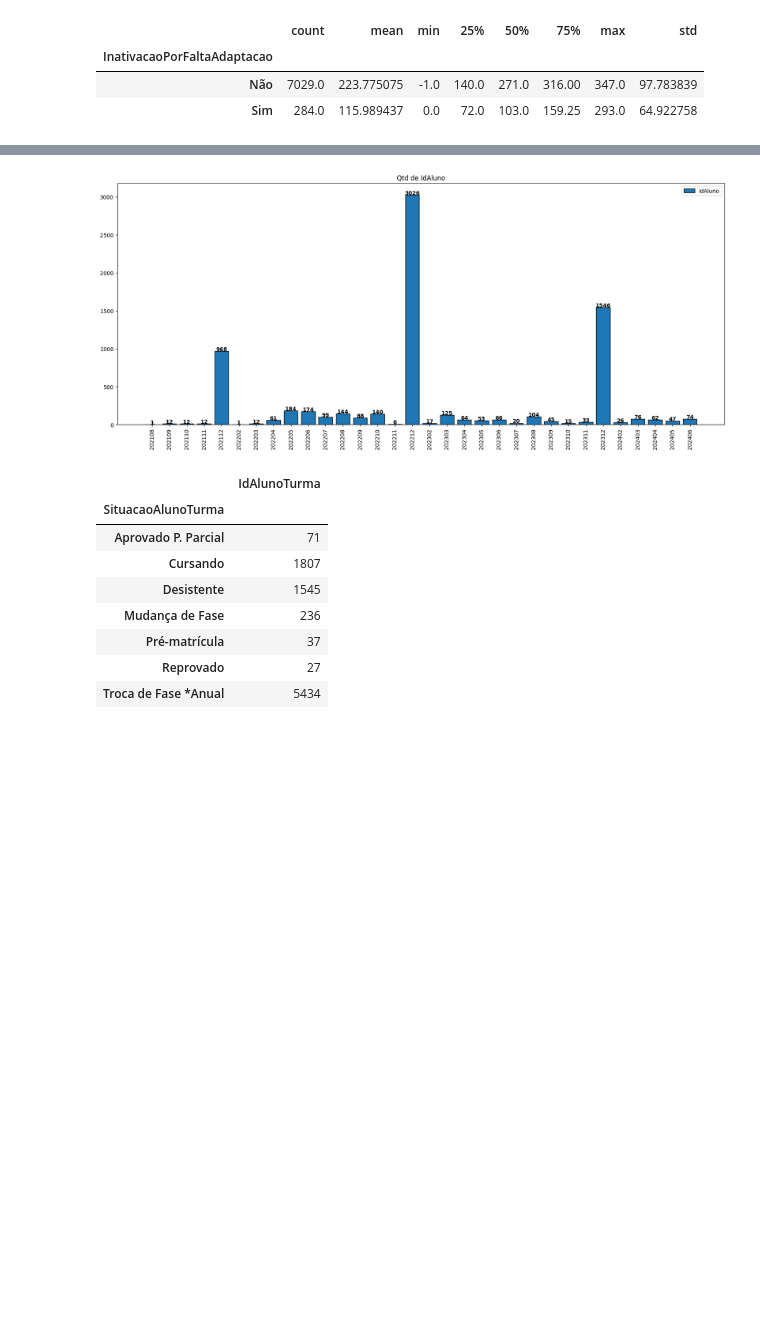
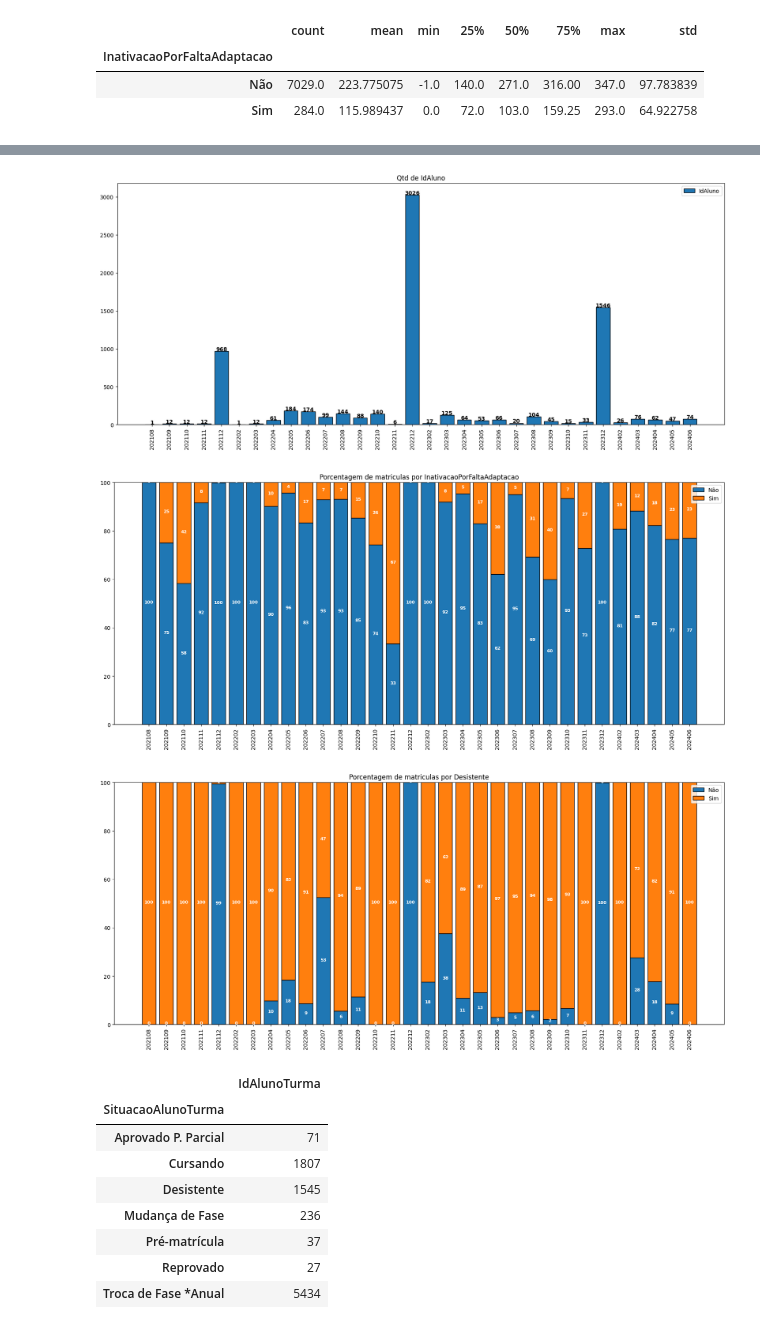
Before and after one commit to johnnathan862/pos-tech-datathon, a Jupyter notebook: creating_target.ipynb, the cells around one changed output, grey strips where cells are left out. Saved outputs shown, nothing was run; the diff lists cells and outputs as text; code cells hidden in the pictures; blank space fills up the shorter version.

```diff
--- a/creating_target.ipynb
+++ b/creating_target.ipynb
@@ -310,8 +472,14 @@ plot_qtd_stack_bar(alunos_turmas_df, x='AnoMesAtivo', y='IdAluno', group=None, f
 # %%
 # Qtd de alunos por ano e mês da inativação
 plot_qtd_stack_bar(alunos_turmas_df, x='AnoMesInativo', y='IdAluno', group=None, figsize=(20,8))
+# % qtd de alunos por ano e mês da inativação
+plot_porcentagem_stack_bar(df=alunos_turmas_df, x='AnoMesInativo', y='IdAluno', group='InativacaoPorFaltaAdaptacao', figsize=(20,8))
+# % qtd de alunos por ano e mês de desistente
+plot_porcentagem_stack_bar(df=alunos_turmas_df, x='AnoMesInativo', y='IdAluno', group='Desistente', figsize=(20,8))
 # %% [output]
 [figure]
+[figure, added]
+[figure, added]
 # %%
 # Qtd de alunos e turma por situação
 alunos_turmas_df.groupby('SituacaoAlunoTurma')['IdAlunoTurma'].nunique()
```
Also changed, not shown: parts of 24 cells of this notebook.
